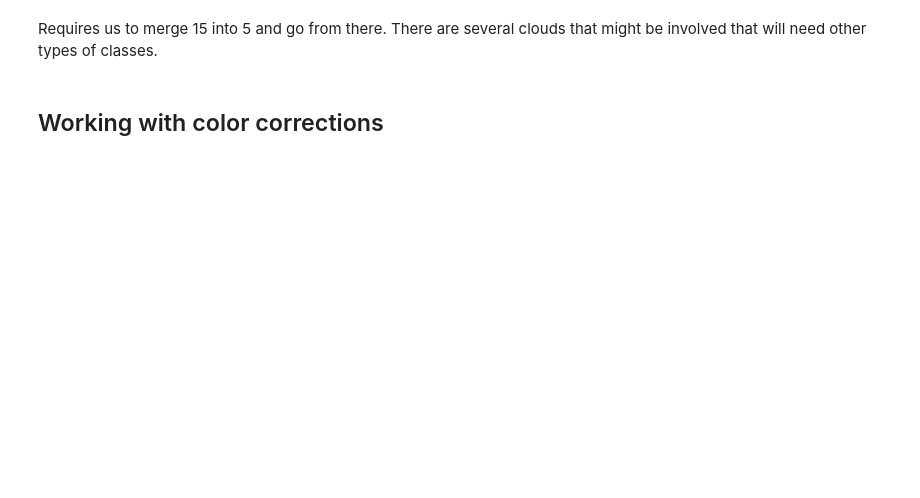
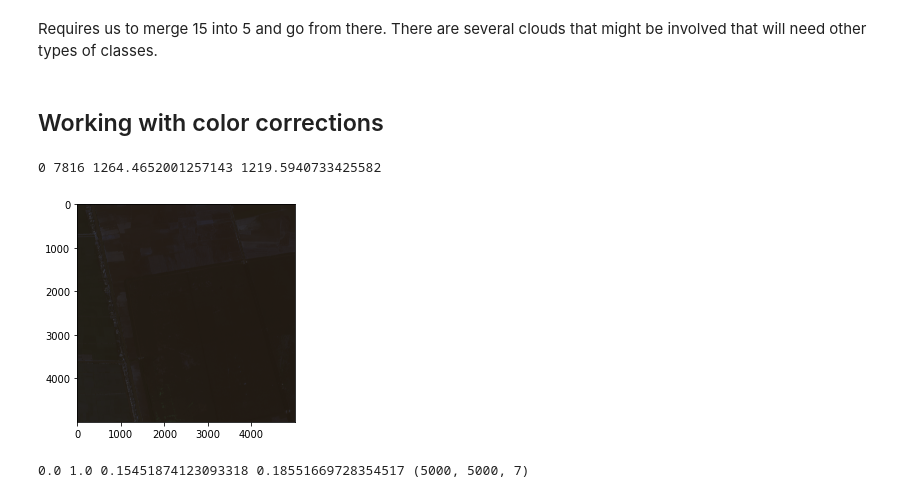
Before and after one commit to nasa-cisto-ai/vietnam-lcluc, a Jupyter notebook: projects/crop-mapping/EDA_Vietnam-LCLUC.ipynb, the cells around one changed output. Drawn from its saved outputs; the diff is of its cells as text; code cells hidden in the pictures; blank space fills up the shorter version.

```diff
--- a/projects/crop-mapping/EDA_Vietnam-LCLUC.ipynb
+++ b/projects/crop-mapping/EDA_Vietnam-LCLUC.ipynb
@@ -27,4 +23,2 @@ for i in df.index:
 # %% [markdown]
 Requires us to merge 15 into 5 and go from there. There are several clouds that might be involved that will need other types of classes.
-# %% [markdown]
-## Working with color corrections
@@ -43,0 +25,31 @@ cv2.waitKey(0)
+# %% [markdown]
+## Working with color corrections
+# %%
+x = xr.open_rasterio(df['data'][0]).values
+x = np.clip(x, 0, 10000)
+x = np.moveaxis(x,0,-1)
+print(x.min(), x.max(), x.mean(), x.std())
+# %% [output]
+0 7816 1264.4652001257143 1219.5940733425582
+# %%
+plt.imshow(x[:,:,:3] / 10000.0)
+plt.show()
+# %% [output]
+[figure, added]
+# %%
+>>> from sklearn.preprocessing import MinMaxScaler
+scaler = MinMaxScaler()
+x = scaler.fit_transform(x.reshape(-1, x.shape[-1])).reshape(x.shape)
+print(x.min(), x.max(), x.mean(), x.std(), x.shape)
+#MinMaxScaler()
+#>>> print(scaler.data_max_)
+#[ 1. 18.]
+#>>> print(scaler.transform(data))
+#[[0.   0.  ]
+# [0.25 0.25]
+# [0.5  0.5 ]
+# [1.   1.  ]]
+#>>> print(scaler.transform([[2, 2]]))
+#[[1.5 0. ]]
+# %% [output]
+0.0 1.0 0.15451874123093318 0.18551669728354517 (5000, 5000, 7)
```
Also changed, not shown: parts of 7 cells of this notebook, 3 other files.
